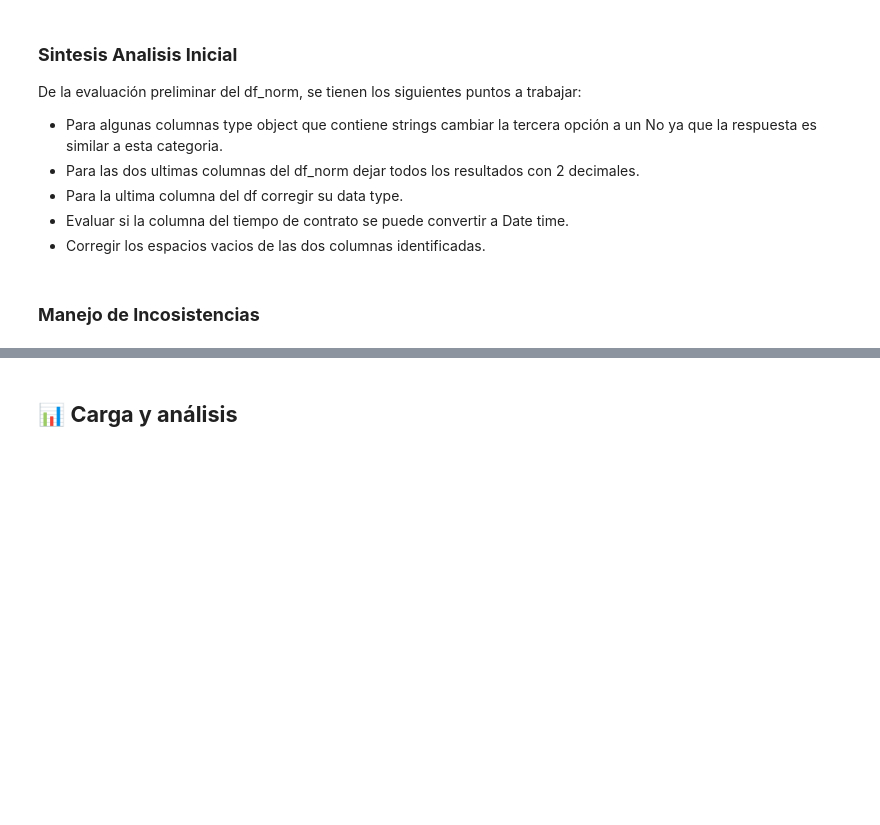
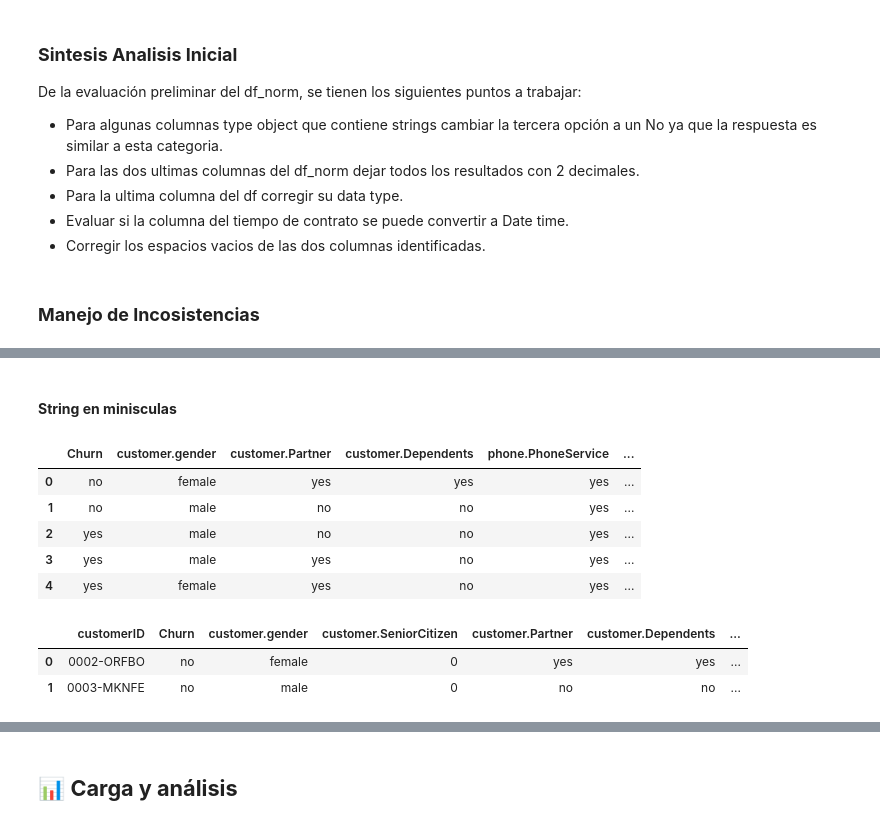
Before and after one commit to CarloR04/Challenge-Telcom_X, a Jupyter notebook: Telcom_X.ipynb, the cells around one changed output, grey strips where cells are left out. Cells and saved outputs as stored; diff of their text form; code cells hidden in the pictures; blank space fills up the shorter version.

```diff
--- a/Telcom_X.ipynb
+++ b/Telcom_X.ipynb
@@ -396,0 +410,34 @@ print(df_norm['account.Charges.Total'].isnull().sum())
+# %% [markdown]
+#### **String en minisculas**
+# %%
+# Procemos a menejar todo los Textos en Minisculas a excepción del ID
+
+for col in ['Churn','customer.gender','customer.Partner','customer.Dependents',
+       'phone.PhoneService', 'phone.MultipleLines', 'internet.InternetService',
+       'internet.OnlineSecurity', 'internet.OnlineBackup',
+       'internet.DeviceProtection', 'internet.TechSupport',
+       'internet.StreamingTV', 'internet.StreamingMovies', 'account.Contract',
+       'account.PaperlessBilling', 'account.PaymentMethod' ]:
+    if Data[col].dtype == 'object': # Asegurarse de que la columna es tipo objeto (string)
+        Data[col] = Data[col].str.lower()
+
+# Verificar los cambios en las primeras filas
+display(Data[['Churn','customer.gender','customer.Partner','customer.Dependents',
+       'phone.PhoneService', 'phone.MultipleLines', 'internet.InternetService',
+       'internet.OnlineSecurity', 'internet.OnlineBackup',
+       'internet.DeviceProtection', 'internet.TechSupport',
+       'internet.StreamingTV', 'internet.StreamingMovies', 'account.Contract',
+       'account.PaperlessBilling', 'account.PaymentMethod' ]].head())
+# %% [output]
+|  | Churn | customer.gender | customer.Partner | customer.Dependents | phone.PhoneService | ... |
+| 0 | no | female | yes | yes | yes | ... |
+| 1 | no | male | no | no | yes | ... |
+| 2 | yes | male | no | no | yes | ... |
+| 3 | yes | male | yes | no | yes | ... |
+| 4 | yes | female | yes | no | yes | ... |
+# %%
+Data.head(2)
+# %% [output]
+|  | customerID | Churn | customer.gender | customer.SeniorCitizen | customer.Partner | customer.Dependents | ... |
+| 0 | 0002-ORFBO | no | female | 0 | yes | yes | ... |
+| 1 | 0003-MKNFE | no | male | 0 | no | no | ... |
```
Also changed, not shown: parts of 12 cells of this notebook.
